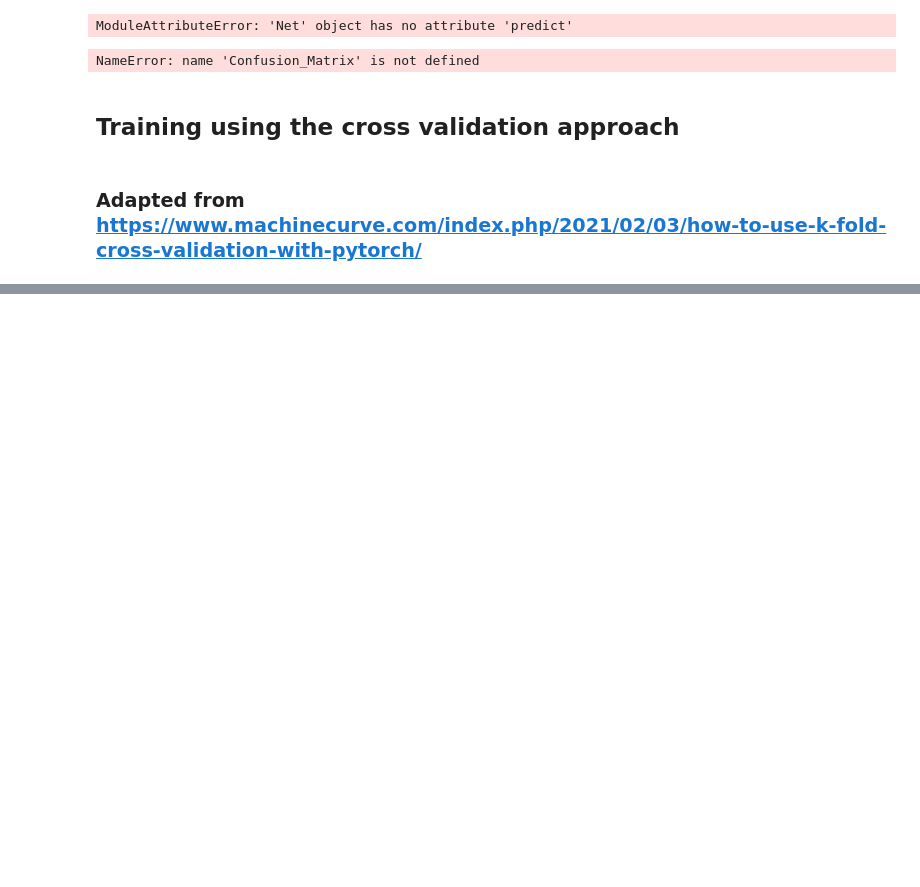
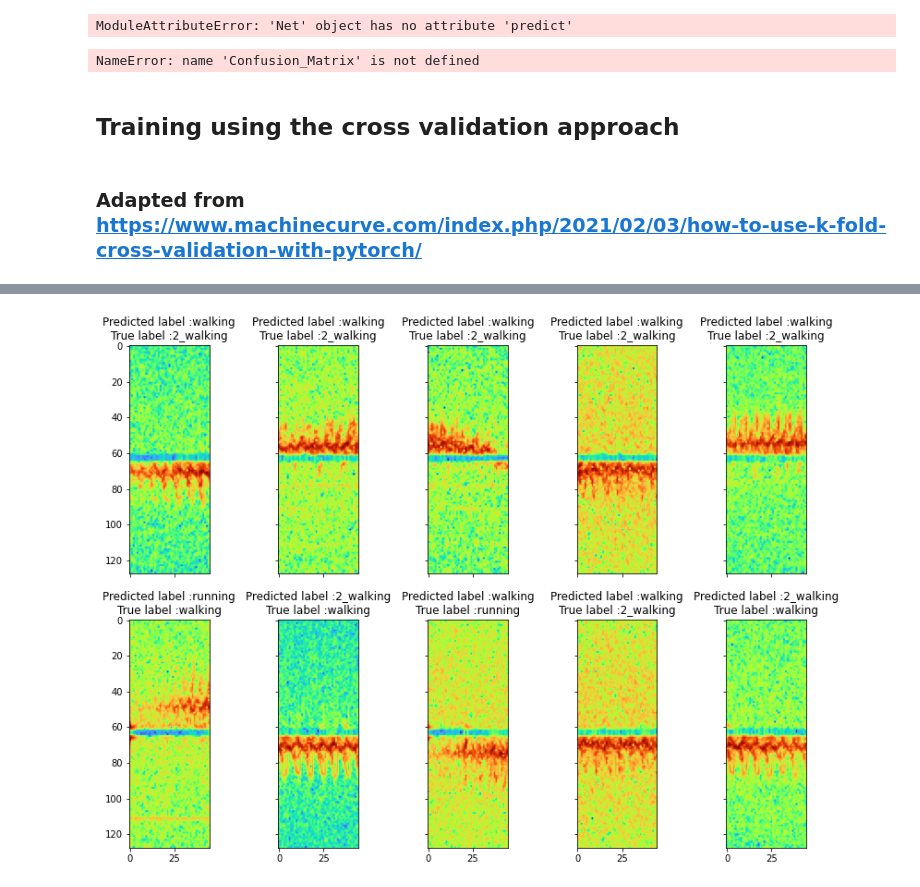
Before and after one commit to nemashy/Masters-Nyasha, a Jupyter notebook: Training/CNN Training.ipynb, the cells around one changed output, grey strips where cells are left out. Drawn from its saved outputs; the diff is of its cells as text; code cells hidden in the pictures; blank space fills up the shorter version.

```diff
--- a/Training/CNN Training.ipynb
+++ b/Training/CNN Training.ipynb
@@ -573,0 +883,5 @@ evaluate_model(test_loader, device, model_0_on_device, loss_function)
+# %%
+x_test_errors = x_test[errors]
+display_errors(x_test_errors, y_pred_errors, y_true_errors, test_dataset)
+# %% [output]
+[figure, added]
```
Also changed, not shown: parts of 33 cells of this notebook, 6 other files.
